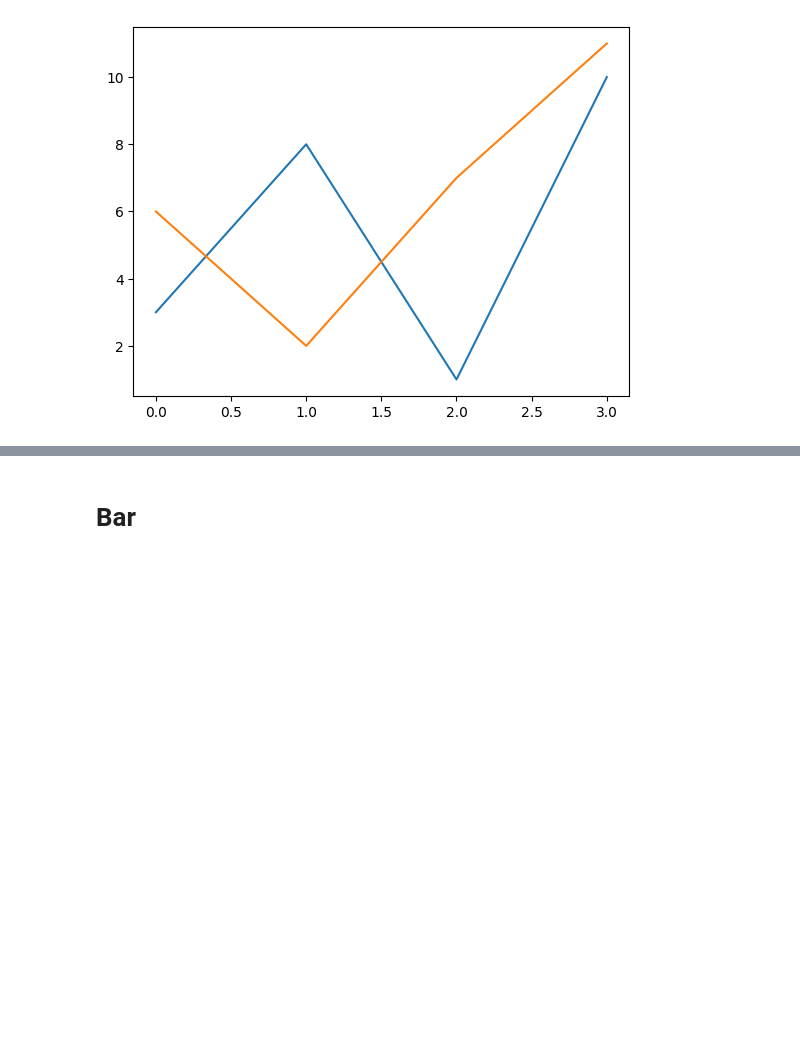
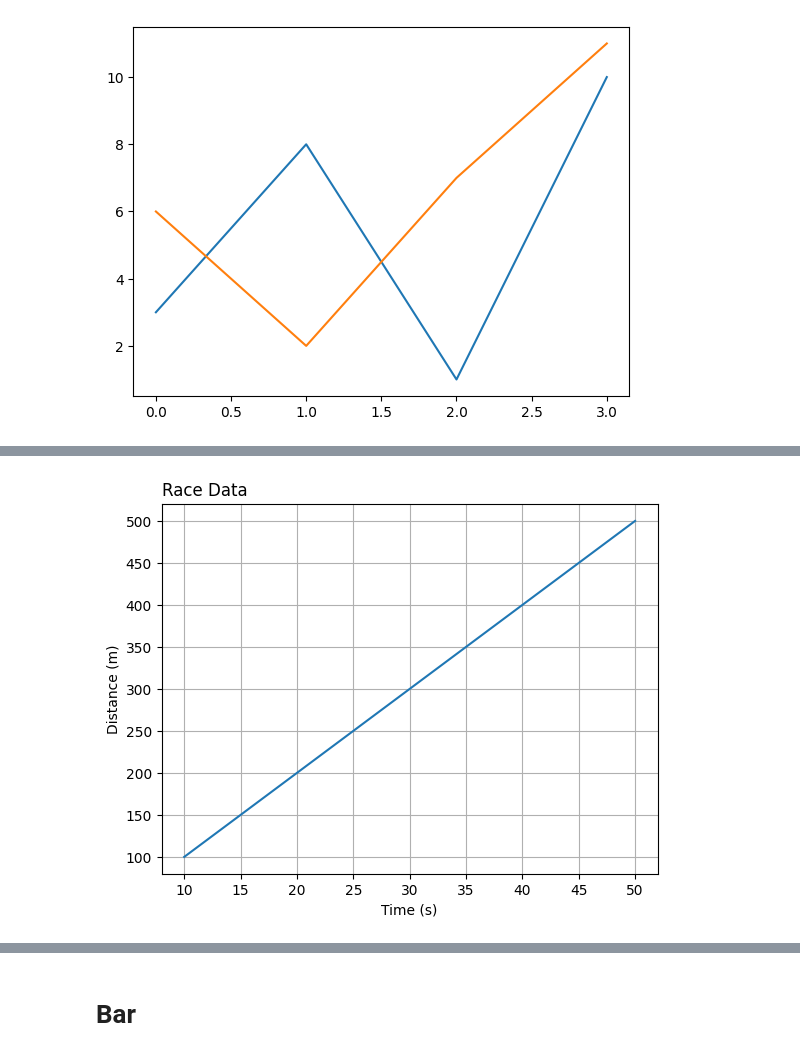
Before and after one commit to arun1248/data-science, a Jupyter notebook: notes/py_ds/plots.ipynb, the cells around one changed output, grey strips where cells are left out. Drawn from its saved outputs; the diff is of its cells as text; code cells hidden in the pictures; blank space fills up the shorter version.

```diff
--- a/notes/py_ds/plots.ipynb
+++ b/notes/py_ds/plots.ipynb
@@ -180 +189,13 @@ plt.show()
 [figure]
+# %%
+x = np.array([10, 20, 30, 40, 50])
+y = np.array([100, 200, 300, 400, 500])
+
+plt.plot(x, y)
+
+plt.title("Race Data", loc = 'left')
+plt.xlabel("Time (s)")
+plt.ylabel("Distance (m)")
+plt.grid()
+# %% [output]
+[figure, added]
```
Also changed, not shown: parts of 39 cells of this notebook.
